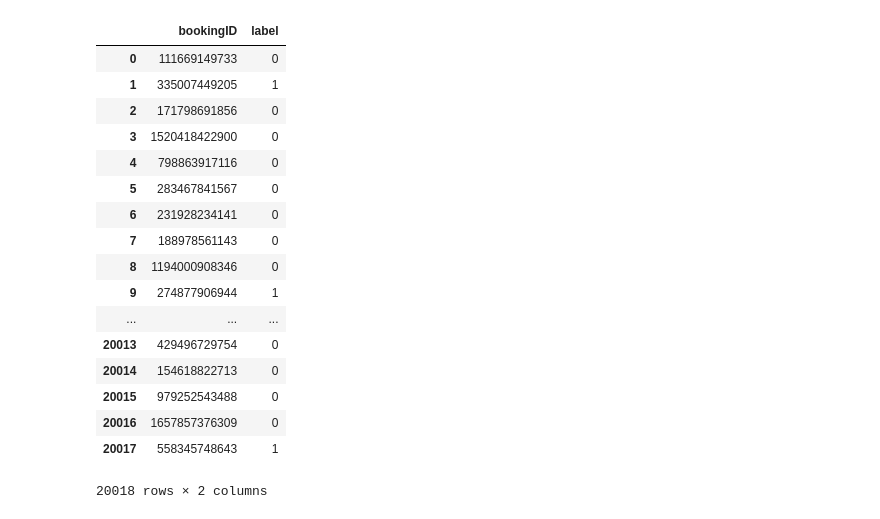
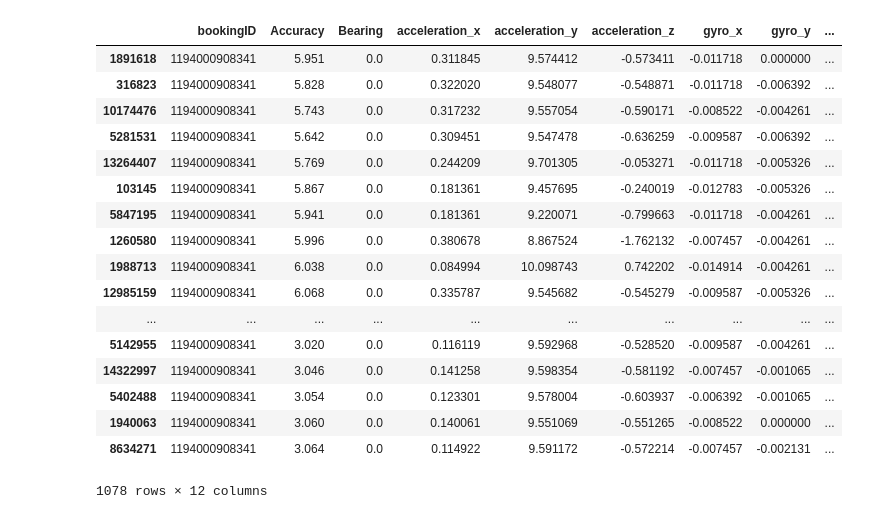
Before and after one commit to jtsw1990/grab-ai-safety, a Jupyter notebook: 1. Safety Challenge - Data reading.ipynb, the cells around one changed output. Saved outputs shown, nothing was run; the diff lists cells and outputs as text; code cells hidden in the pictures.

```diff
--- a/1. Safety Challenge - Data reading.ipynb
+++ b/1. Safety Challenge - Data reading.ipynb
@@ -20,4 +20,4 @@ df8 = pd.read_csv("../grab-ai-safety-data/features/part-00008-e6120af0-10c2-4248
 df9 = pd.read_csv("../grab-ai-safety-data/features/part-00009-e6120af0-10c2-4248-97c4-81baf4304e5c-c000.csv")
 response = pd.read_csv("../grab-ai-safety-data/labels/part-00000-e9445087-aa0a-433b-a7f6-7f4c19d78ad6-c000.csv")
 # %%
-df = pd.concat([df1, df2, df3, df4, df5, df6, df7, df8, df9], axis=0)
+df_features = pd.concat([df1, df2, df3, df4, df5, df6, df7, df8, df9], axis=0)
@@ -63,21 +24,29 @@ dtype: int64
-# %%
-response
-# %% [output]
-|  | bookingID | label |
-| 0 | 111669149733 | 0 |
-| 1 | 335007449205 | 1 |
-| 2 | 171798691856 | 0 |
-| 3 | 1520418422900 | 0 |
-| 4 | 798863917116 | 0 |
-| 5 | 283467841567 | 0 |
-| 6 | 231928234141 | 0 |
-| 7 | 188978561143 | 0 |
-| 8 | 1194000908346 | 0 |
-| 9 | 274877906944 | 1 |
-| ... | ... | ... |
-| 20013 | 429496729754 | 0 |
-| 20014 | 154618822713 | 0 |
-| 20015 | 979252543488 | 0 |
-| 20016 | 1657857376309 | 0 |
-| 20017 | 558345748643 | 1 |
-20018 rows × 2 columns
+# %%
+df = pd.merge(
+    df_features,
+    response,
+    how="left",
+    on="bookingID"
+)
+# %%
+# Let's look at a case where the booking is in fact dangerous
+df.loc[df["bookingID"] == 1194000908341].sort_values("second")
+# %% [output]
+|  | bookingID | Accuracy | Bearing | acceleration_x | acceleration_y | acceleration_z | gyro_x | gyro_y | ... |
+| 1891618 | 1194000908341 | 5.951 | 0.0 | 0.311845 | 9.574412 | -0.573411 | -0.011718 | 0.000000 | ... |
+| 316823 | 1194000908341 | 5.828 | 0.0 | 0.322020 | 9.548077 | -0.548871 | -0.011718 | -0.006392 | ... |
+| 10174476 | 1194000908341 | 5.743 | 0.0 | 0.317232 | 9.557054 | -0.590171 | -0.008522 | -0.004261 | ... |
+| 5281531 | 1194000908341 | 5.642 | 0.0 | 0.309451 | 9.547478 | -0.636259 | -0.009587 | -0.006392 | ... |
+| 13264407 | 1194000908341 | 5.769 | 0.0 | 0.244209 | 9.701305 | -0.053271 | -0.011718 | -0.005326 | ... |
+| 103145 | 1194000908341 | 5.867 | 0.0 | 0.181361 | 9.457695 | -0.240019 | -0.012783 | -0.005326 | ... |
+| 5847195 | 1194000908341 | 5.941 | 0.0 | 0.181361 | 9.220071 | -0.799663 | -0.011718 | -0.004261 | ... |
+| 1260580 | 1194000908341 | 5.996 | 0.0 | 0.380678 | 8.867524 | -1.762132 | -0.007457 | -0.004261 | ... |
+| 1988713 | 1194000908341 | 6.038 | 0.0 | 0.084994 | 10.098743 | 0.742202 | -0.014914 | -0.004261 | ... |
+| 12985159 | 1194000908341 | 6.068 | 0.0 | 0.335787 | 9.545682 | -0.545279 | -0.009587 | -0.005326 | ... |
+| ... | ... | ... | ... | ... | ... | ... | ... | ... | ... |
+| 5142955 | 1194000908341 | 3.020 | 0.0 | 0.116119 | 9.592968 | -0.528520 | -0.009587 | -0.004261 | ... |
+| 14322997 | 1194000908341 | 3.046 | 0.0 | 0.141258 | 9.598354 | -0.581192 | -0.007457 | -0.001065 | ... |
+| 5402488 | 1194000908341 | 3.054 | 0.0 | 0.123301 | 9.578004 | -0.603937 | -0.006392 | -0.001065 | ... |
+| 1940063 | 1194000908341 | 3.060 | 0.0 | 0.140061 | 9.551069 | -0.551265 | -0.008522 | 0.000000 | ... |
+| 8634271 | 1194000908341 | 3.064 | 0.0 | 0.114922 | 9.591172 | -0.572214 | -0.007457 | -0.002131 | ... |
+1078 rows × 12 columns
```
Also changed, not shown: parts of 4 cells of this notebook, 1 other file.
